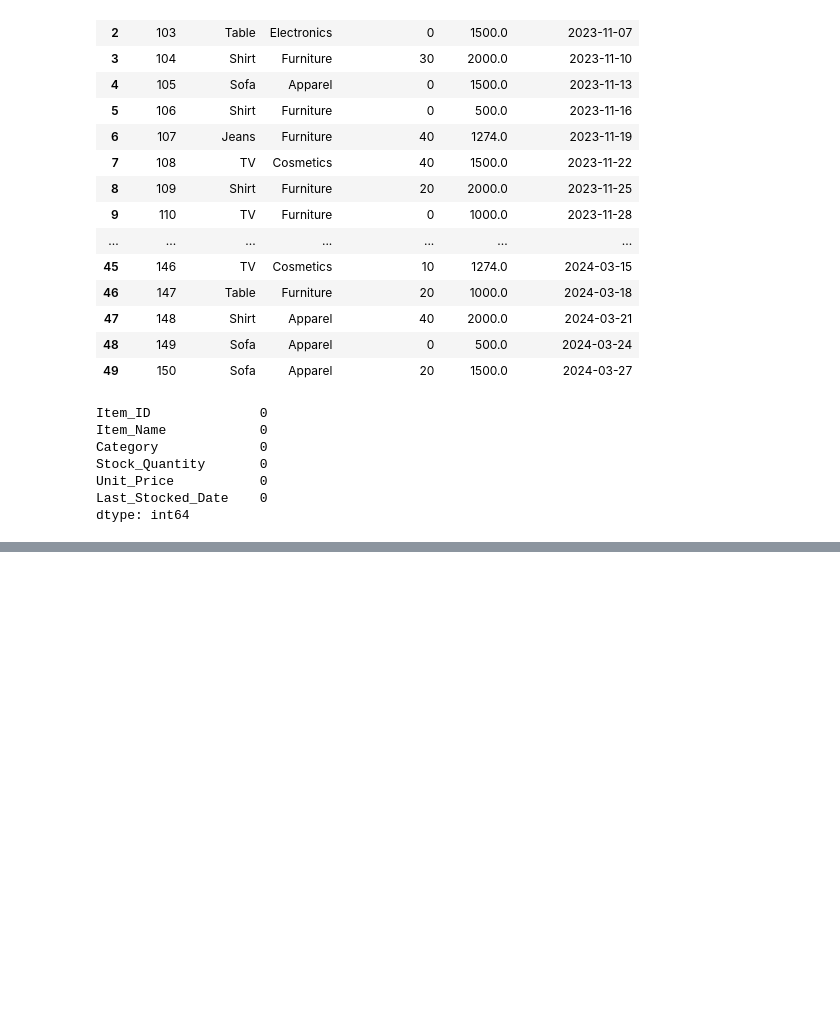
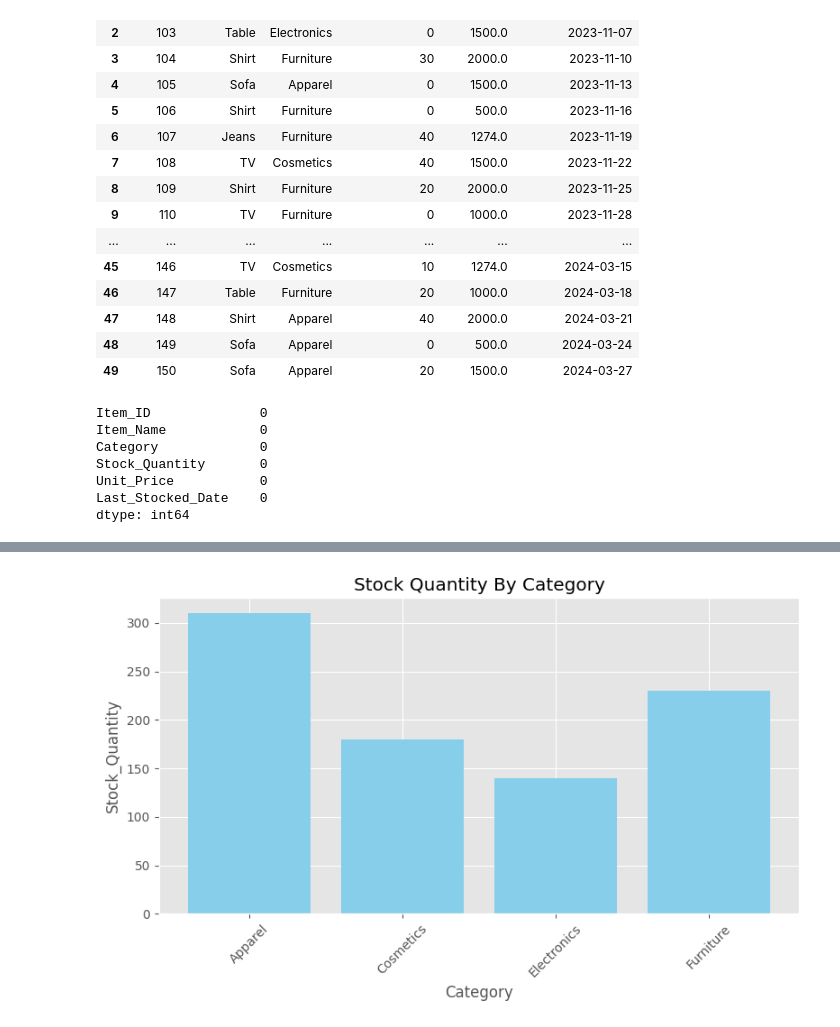
Before and after one commit to sahusuman9/eda_projects_python, a Jupyter notebook: eda_with_libraries/retail_store/retail.ipynb, the cells around one changed output, grey strips where cells are left out. Cells and saved outputs as stored; diff of their text form; code cells hidden in the pictures; blank space fills up the shorter version.

Commit message:
retail_insights_visulizations

```diff
--- a/eda_with_libraries/retail_store/retail.ipynb
+++ b/eda_with_libraries/retail_store/retail.ipynb
@@ -166,0 +173,4 @@ df.to_csv('cleaned_retail_data.csv', index=False)
+# %%
+df_new = pd.read_csv('cleaned_retail_data.csv')
+df = df_new.copy()
+df
@@ -166,0 +250,4 @@ df.to_csv('cleaned_retail_data.csv', index=False)
+# %%
+Stock_Quantity = df['Stock_Quantity']
+Unit_Price = df['Unit_Price']
+df['Stock_Value'] = Stock_Quantity * Unit_Price
@@ -166,0 +274,2 @@ df.to_csv('cleaned_retail_data.csv', index=False)
+# %%
+df["Flag"] = np.where( df["Stock_Quantity"] == 0, "Out_of_Stock", "In_Stock")
@@ -166,0 +385,16 @@ df.to_csv('cleaned_retail_data.csv', index=False)
+# %%
+# Bar chart of stock quantity by category.
+
+Stock_Quantity = (df.groupby('Category')['Stock_Quantity'].sum().sort_index())
+plt.figure(figsize=(8, 5))
+plt.bar(Stock_Quantity.index,Stock_Quantity.values, color='skyblue')
+
+plt.style.use("ggplot")
+
+plt.xlabel("Category")
+plt.ylabel("Stock_Quantity")
+plt.title("Stock Quantity By Category")
+plt.xticks(rotation=45)
+plt.tight_layout()
+# %% [output]
+[figure, added]
```
Also changed, not shown: parts of 31 cells of this notebook.
